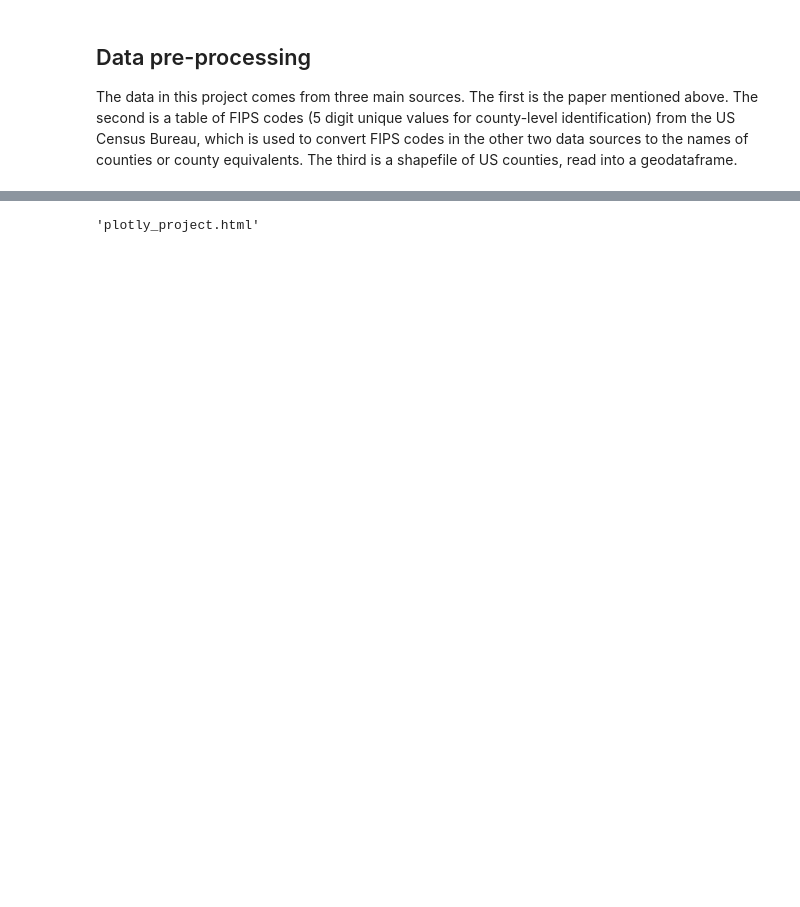
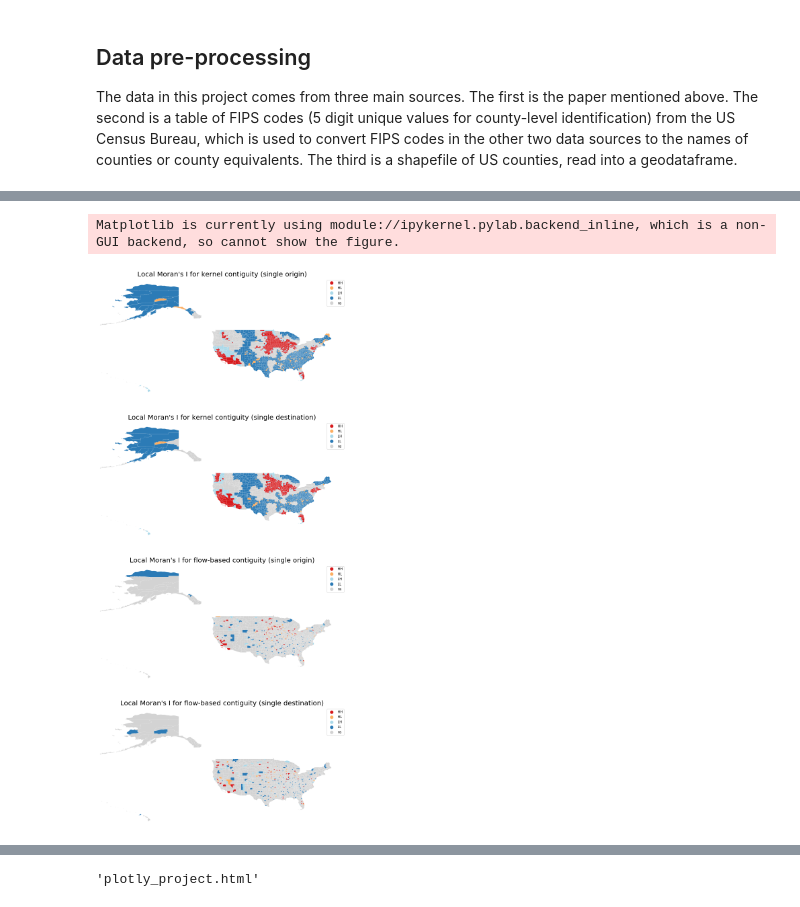
Before and after one commit to slobotsky/brianslobotsky_MnM4SDS_project, a Jupyter notebook: termproject.ipynb, the cells around one changed output, grey strips where cells are left out. Drawn from its saved outputs; the diff is of its cells as text; code cells hidden in the pictures; blank space fills up the shorter version.

```diff
--- a/termproject.ipynb
+++ b/termproject.ipynb
@@ -112,0 +227,26 @@ The main flow map is a work in progress due to the large amount of data. The cod
+# %%
+# Moran's I Test for global spatial autocorrelation
+## preparing the data by grouping by origin county
+ori_df = dbi.groupby(['ori']).sum()
+ori_df['FIPS'] = ori_df.index
+## joining the dataframe to the counties geodataframe
+ori_gdf = sums.merge(ori_df, how = 'left', on='FIPS')
+ori_gdf = ori_gdf.fillna(0)
+## repeating the steps but grouping by destination county
+des_df = dbi.groupby(['des']).sum()
+des_df['FIPS'] = des_df.index
+des_gdf = sums.merge(des_df, how = 'left', on='FIPS')
+des_gdf = des_gdf.fillna(0)
+
+## creating spatial weights from kernel of 51
+kernel_oW = Kernel.from_dataframe(ori_gdf, k=51, fixed=False, function='gaussian')
+kernel_dW = Kernel.from_dataframe(des_gdf, k=51, fixed=False, function='gaussian')
+
+## performing global Moran's I for the four models (combinations of two flow directions and two matrix conceptualizations)
+kso_mi = esda.moran.Moran(ori_gdf['total'], kernel_oW)
+ksd_mi = esda.moran.Moran(des_gdf['total'], kernel_dW)
+fbo_mi = esda.moran.Moran(ori_gdf['total'], oW)
+fbd_mi = esda.moran.Moran(des_gdf['total'], dW)
+## printing the results
+print("Moran's I for kernel contiguity model:\nSingle origin I value: {0}\tp-value: {1}\nSingle destination I value: {2}\tp-value: {3}".format(kso_mi.I,kso_mi.p_sim,ksd_mi.I,ksd_mi.p_sim))
+print("\nMoran's I for flow-based contiguity model:\nSingle origin I value: {0}\tp-value: {1}\nSingle destination I value: {2}\tp-value: {3}".format(fbo_mi.I,fbo_mi.p_sim,fbd_mi.I,fbd_mi.p_sim))
@@ -112,0 +265,22 @@ The main flow map is a work in progress due to the large amount of data. The cod
+# %%
+# measuring local spatial autocorrelation for each of the four models
+kso_lisa = esda.moran.Moran_Local(ori_gdf['total'], kernel_oW)
+ksd_lisa = esda.moran.Moran_Local(des_gdf['total'], kernel_dW)
+fbo_lisa = esda.moran.Moran_Local(ori_gdf['total'], oW)
+fbd_lisa = esda.moran.Moran_Local(des_gdf['total'], dW)
+
+# plotting LISA maps
+fig, ax = plt.subplots(4,1, figsize=(50,30))
+splot.lisa_cluster(kso_lisa, ori_gdf, ax=ax[0])
+ax[0].set_title("Local Moran's I for kernel contiguity (single origin)",fontdict={'fontsize':'20'})
+splot.lisa_cluster(ksd_lisa, des_gdf, ax=ax[1])
+ax[1].set_title("Local Moran's I for kernel contiguity (single destination)",fontdict={'fontsize':'20'})
+splot.lisa_cluster(fbo_lisa, ori_gdf, ax=ax[2])
+ax[2].set_title("Local Moran's I for flow-based contiguity (single origin)",fontdict={'fontsize':'20'})
+splot.lisa_cluster(fbd_lisa, des_gdf, ax=ax[3])
+ax[3].set_title("Local Moran's I for flow-based contiguity (single destination)",fontdict={'fontsize':'20'})
+for i in range(4): ax[i].set_xlim([-180,-60])      ## limiting the view to the US
+fig.show()
+# %% [output]
+Matplotlib is currently using module://ipykernel.pylab.backend_inline, which is a non-GUI backend, so cannot show the figure.
+[figure, added]
```
Also changed, not shown: parts of 31 cells of this notebook, 1 other file.
